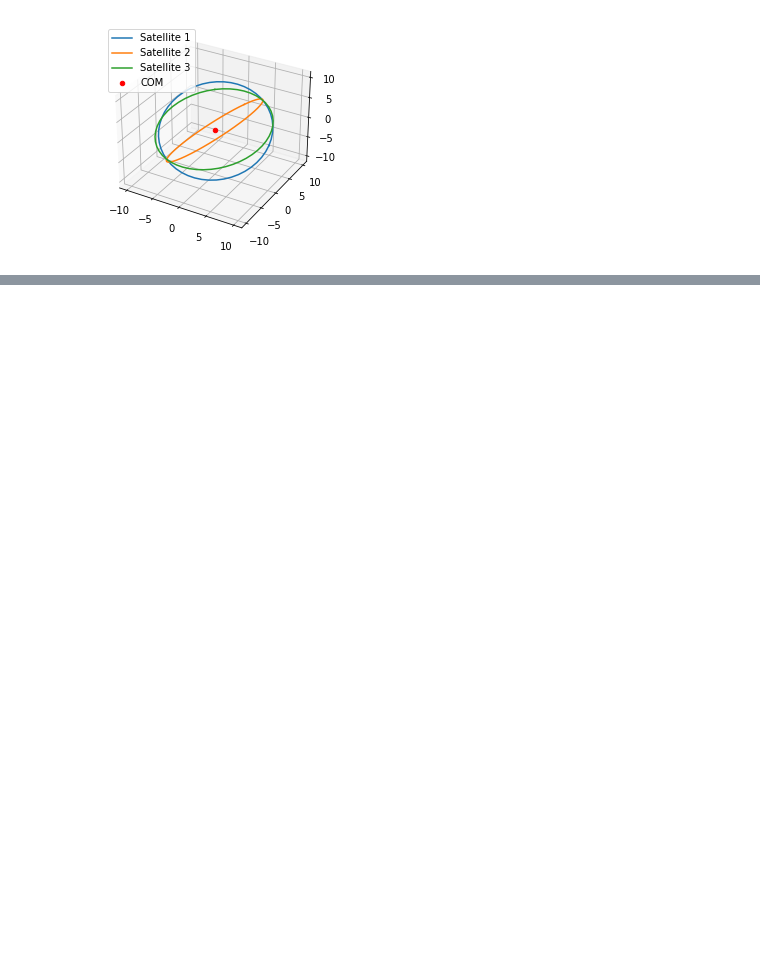
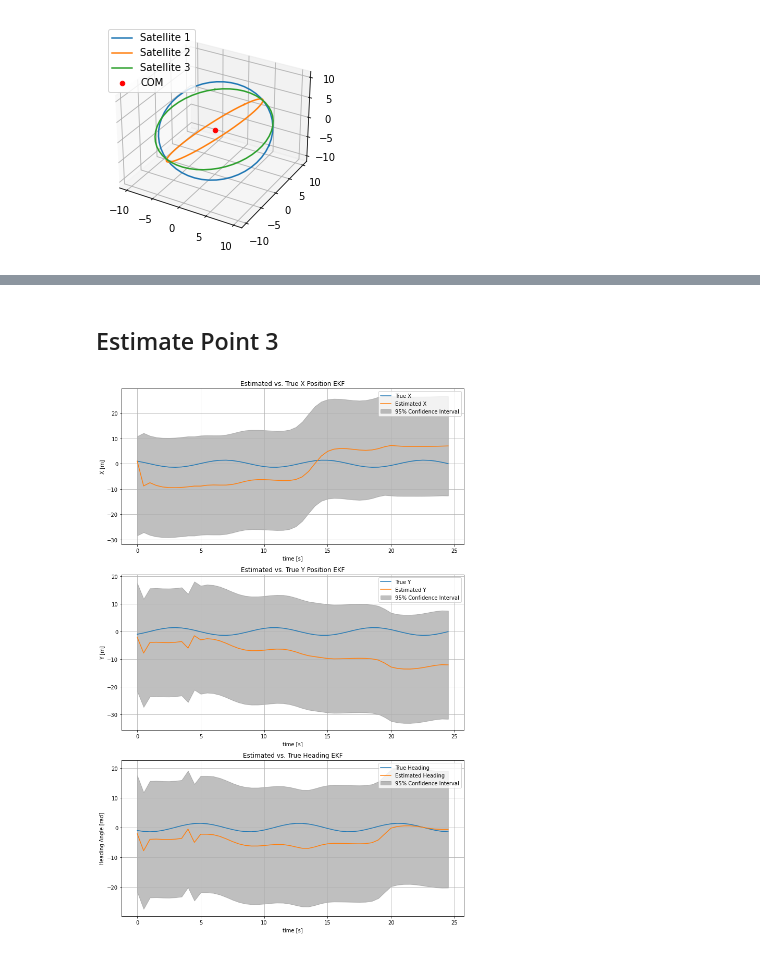
Before and after one commit to annasulzer/273-final-project, a Jupyter notebook: simulate_playground_EKF.ipynb, the cells around one changed output, grey strips where cells are left out. Drawn from its saved outputs; the diff is of its cells as text; code cells hidden in the pictures; blank space fills up the shorter version.

```diff
--- a/simulate_playground_EKF.ipynb
+++ b/simulate_playground_EKF.ipynb
@@ -87,2 +61,14 @@ plt.show()
+# %%
+debris_points = np.array([[1,1,1],[1,1,-1],[1,-1,1],[1,-1,-1],[-1,1,1],[-1,1,-1],[-1,-1,1],[-1,-1,-1],[3,0,1],[3,0,-1],[-2,0,-1]]).T
+
+    # Initialize the Quaternion for Debris Rotation.
+    # Given any normalized direction vector [nx,ny,nz] and angular rotation [omega], the quaternion is of the
+    # form: [nx*sin(omega/2),ny*sin(omega/2),nz*sin(omega/2),cos(omega/2)]
+omega = .4 # rad/s
+quat = np.array([0,1*np.sin(omega/2),0,np.cos(omega/2)])
+
+# Initialize the Debris Object
+deb = sim.debris(debris_points,quat)
+mtest = sim.MeasurementModel(deb,np.array([o1,o2,o3]),n_blind=0)
 # %%
 import EKF_class as EKF
@@ -112,0 +178,8 @@ for i in range(len(t1)):
+# %%
+posehist = np.zeros((3, len(time_array)))
+
+for t in range(len(time_array)):
+    debr = deb[t].flatten()
+    posehist[:, t] = debr[3:6]
+
+posehist = posehist.T
@@ -112,0 +195,49 @@ for i in range(len(t1)):
+# %% [markdown]
+## Estimate Point 3
+# %%
+time_step = 0.5
+time_array = np.arange(0, len(x_est_hist) * time_step, time_step)
+
+std_dev_heading = np.sqrt(P_est_hist[:, 2, 2])
+confidence_interval_heading = 1.96 * std_dev_heading #95%
+
+std_dev_x = np.sqrt(P_est_hist[:, 0, 0])
+confidence_interval_x = 1.96 * std_dev_x
+
+std_dev_y = np.sqrt(P_est_hist[:, 1, 1])
+confidence_interval_y = 1.96 * std_dev_y
+
+fig, axs = plt.subplots(3, 1, figsize=(10, 15))
+
+axs[0].plot(time_array, posehist[:, 0], label="True X")
+axs[0].plot(time_array, x_est_hist_min[:, 9], label="Estimated X")
+axs[0].fill_between(time_array, x_est_hist[:,9] - confidence_interval_x, x_est_hist[:, 9] + confidence_interval_x, color='gray', alpha=0.5, label="95% Confidence Interval")
+axs[0].set_xlabel('time [s]')
+axs[0].set_ylabel('X [m]')
+axs[0].legend()
+axs[0].grid(True)
+axs[0].set_title('Estimated vs. True X Position EKF')
+
+# Plot Y Position
+axs[1].plot(time_array, posehist[:, 1], label="True Y")
+axs[1].plot(time_array, x_est_hist[:, 10], label="Estimated Y")
+axs[1].fill_between(time_array,  x_est_hist[:, 10] - confidence_interval_y, x_est_hist[:, 10] + confidence_interval_y, color='gray', alpha=0.5, label="95% Confidence Interval")
+axs[1].set_xlabel('time [s]')
+axs[1].set_ylabel('Y [m]')
+axs[1].legend()
+axs[1].grid(True)
+axs[1].set_title('Estimated vs. True Y Position EKF')
+
+axs[2].plot(time_array, posehist[:, 2], label="True Heading")
+axs[2].plot(time_array, x_est_hist[:, 11], label="Estimated Heading")
+axs[2].fill_between(time_array, x_est_hist[:, 11] - confidence_interval_heading, x_est_hist[:, 11] + confidence_interval_heading, color='gray', alpha=0.5, label="95% Confidence Interval")
+axs[2].set_xlabel('time [s]')
+axs[2].set_ylabel('Heading Angle [rad]')
+axs[2].legend()
+axs[2].grid(True)
+axs[2].set_title('Estimated vs. True Heading EKF')
+
+plt.tight_layout()
+plt.show()
+# %% [output]
+[figure, added]
```
Also changed, not shown: parts of 10 cells of this notebook, 3 other files.
